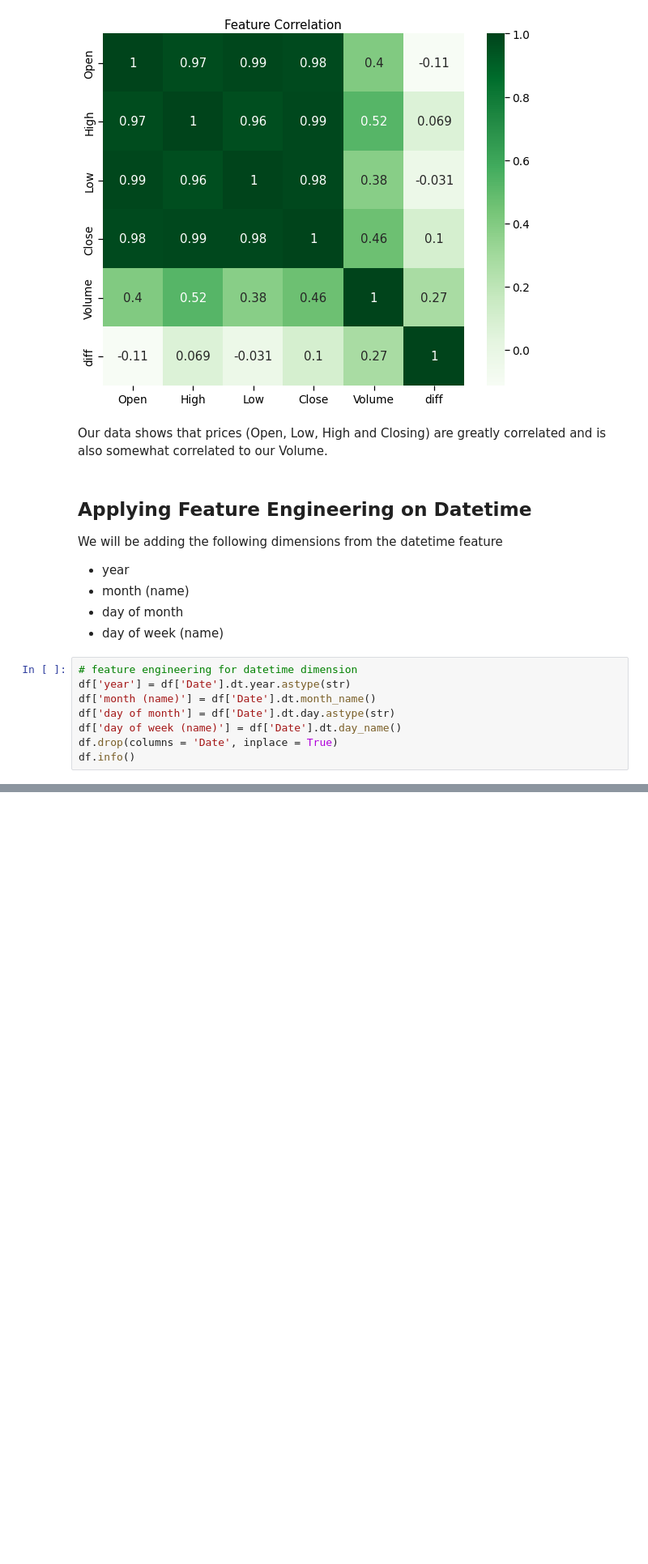
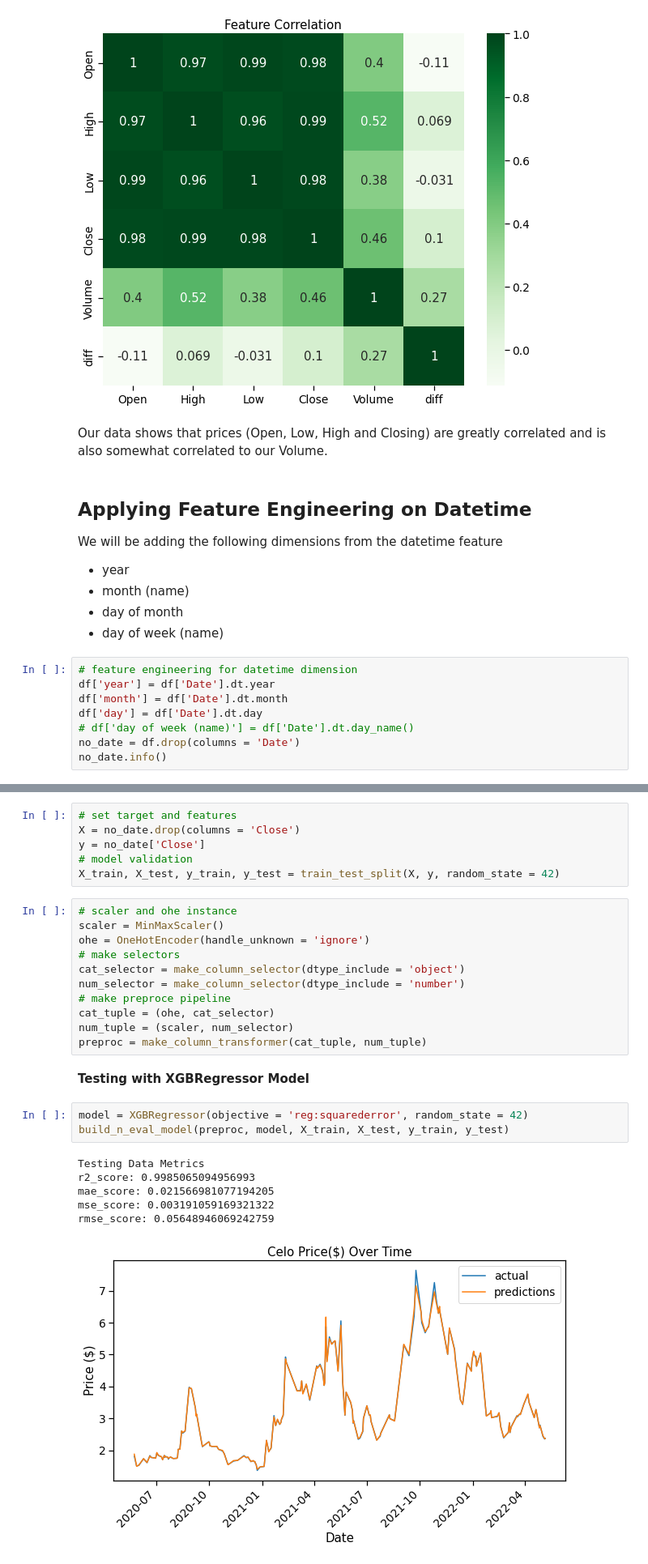
Before and after one commit to vincebarokie/crypto_model, a Jupyter notebook: crypto_price_machine_learning_model.ipynb, the cells around one changed output, grey strips where cells are left out. Shown at 81% size. Saved outputs shown, nothing was run; the diff lists cells and outputs as text; blank space fills up the shorter version.

```diff
--- a/crypto_price_machine_learning_model.ipynb
+++ b/crypto_price_machine_learning_model.ipynb
@@ -235,12 +255,12 @@ We will be adding the following dimensions from the datetime feature
 - day of week (name)
 # %%
 # feature engineering for datetime dimension
-df['year'] = df['Date'].dt.year.astype(str)
-df['month (name)'] = df['Date'].dt.month_name()
-df['day of month'] = df['Date'].dt.day.astype(str)
-df['day of week (name)'] = df['Date'].dt.day_name()
-df.drop(columns = 'Date', inplace = True)
-df.info()
+df['year'] = df['Date'].dt.year
+df['month'] = df['Date'].dt.month
+df['day'] = df['Date'].dt.day
+# df['day of week (name)'] = df['Date'].dt.day_name()
+no_date = df.drop(columns = 'Date')
+no_date.info()
 # %% [output]
 <class 'pandas.core.frame.DataFrame'>
 RangeIndex: 718 entries, 0 to 717
@@ -262,0 +286,29 @@ memory usage: 61.8+ KB
+# %%
+# set target and features
+X = no_date.drop(columns = 'Close')
+y = no_date['Close']
+# model validation
+X_train, X_test, y_train, y_test = train_test_split(X, y, random_state = 42)
+# %%
+# scaler and ohe instance
+scaler = MinMaxScaler()
+ohe = OneHotEncoder(handle_unknown = 'ignore')
+# make selectors
+cat_selector = make_column_selector(dtype_include = 'object')
+num_selector = make_column_selector(dtype_include = 'number')
+# make preproce pipeline
+cat_tuple = (ohe, cat_selector)
+num_tuple = (scaler, num_selector)
+preproc = make_column_transformer(cat_tuple, num_tuple)
+# %% [markdown]
+**Testing with XGBRegressor Model**
+# %%
+model = XGBRegressor(objective = 'reg:squarederror', random_state = 42)
+build_n_eval_model(preproc, model, X_train, X_test, y_train, y_test)
+# %% [output]
+Testing Data Metrics
+r2_score: 0.9985065094956993
+mae_score: 0.021566981077194205
+mse_score: 0.003191059169321322
+rmse_score: 0.05648946069242759
+[figure, added]
```
Also changed, not shown: parts of 14 cells of this notebook.
